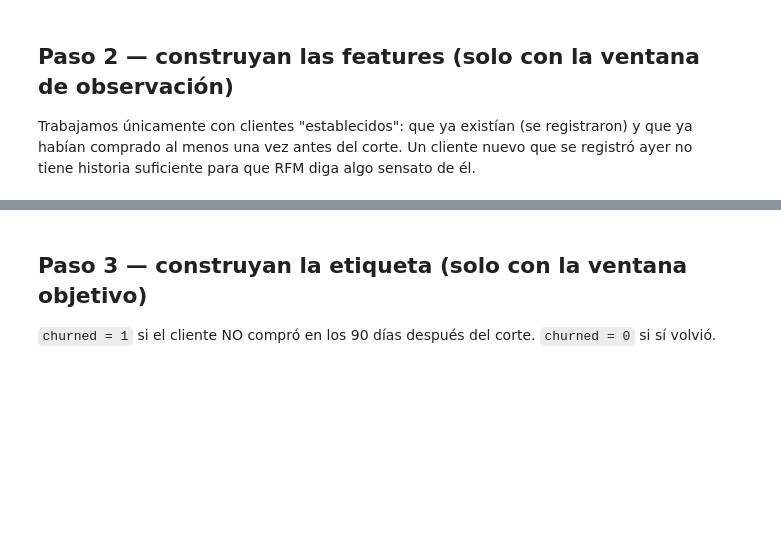
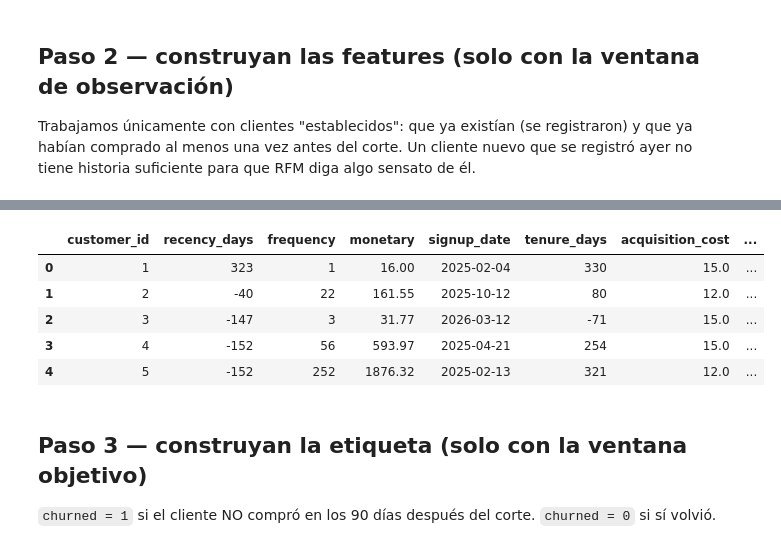
Before and after one commit to alvaradodiegom/marketing-analytics-diego-alvarado, a Jupyter notebook: Semana_3/breakout_2.ipynb, the cells around one changed output, grey strips where cells are left out. Saved outputs shown, nothing was run; the diff lists cells and outputs as text; code cells hidden in the pictures; blank space fills up the shorter version.

```diff
--- a/Semana_3/breakout_2.ipynb
+++ b/Semana_3/breakout_2.ipynb
@@ -75,6 +78,46 @@ print(f"...de los cuales compraron al menos una vez antes del corte: {obs_establ
 # frequency = (transaction_date.count)
 # monetary = (amount.sum)
 # tenure_days = (CUTOFF-signup_date)
+# %%
+import pandas as pd
+
+
+
+# agrupamos
+grouped = obs_establecidos.groupby("customer_id").agg({
+    "transaction_date": ["max", "count"],  # última compra y frecuencia
+    "amount": "sum"                        # gasto total
+}).reset_index()
+
+# Renombramos columnas
+grouped.columns = ["customer_id", "last_purchase", "frequency", "monetary"]
+
+# Calculamos recency_days
+# numero de dias que pasaron desde la ultima compra hasta la fecha de corte
+grouped["recency_days"] = (CUTOFF - grouped["last_purchase"]).dt.days
+
+#  Unimos con tabla de clientes para traer signup_date, acquisition_cost y treatment_group
+features = grouped.merge(
+    customers[["customer_id","signup_date","acquisition_cost","treatment_group"]],
+    on="customer_id", how="left"
+)
+
+#  Calculamos tenure_days
+features["tenure_days"] = (CUTOFF - features["signup_date"]).dt.days
+
+#  Seleccionamos columnas finales
+features = features[["customer_id", "recency_days", "frequency", "monetary",
+                     "signup_date", "tenure_days", "acquisition_cost", "treatment_group"]]
+
+# Vista rápida
+features.head()
+# %% [output]
+|  | customer_id | recency_days | frequency | monetary | signup_date | tenure_days | acquisition_cost | ... |
+| 0 | 1 | 323 | 1 | 16.00 | 2025-02-04 | 330 | 15.0 | ... |
+| 1 | 2 | -40 | 22 | 161.55 | 2025-10-12 | 80 | 12.0 | ... |
+| 2 | 3 | -147 | 3 | 31.77 | 2026-03-12 | -71 | 15.0 | ... |
+| 3 | 4 | -152 | 56 | 593.97 | 2025-04-21 | 254 | 15.0 | ... |
+| 4 | 5 | -152 | 252 | 1876.32 | 2025-02-13 | 321 | 12.0 | ... |
 # %% [markdown]
 ## Paso 3 — construyan la etiqueta (solo con la ventana objetivo)
 
```
Also changed, not shown: parts of 2 cells of this notebook.
